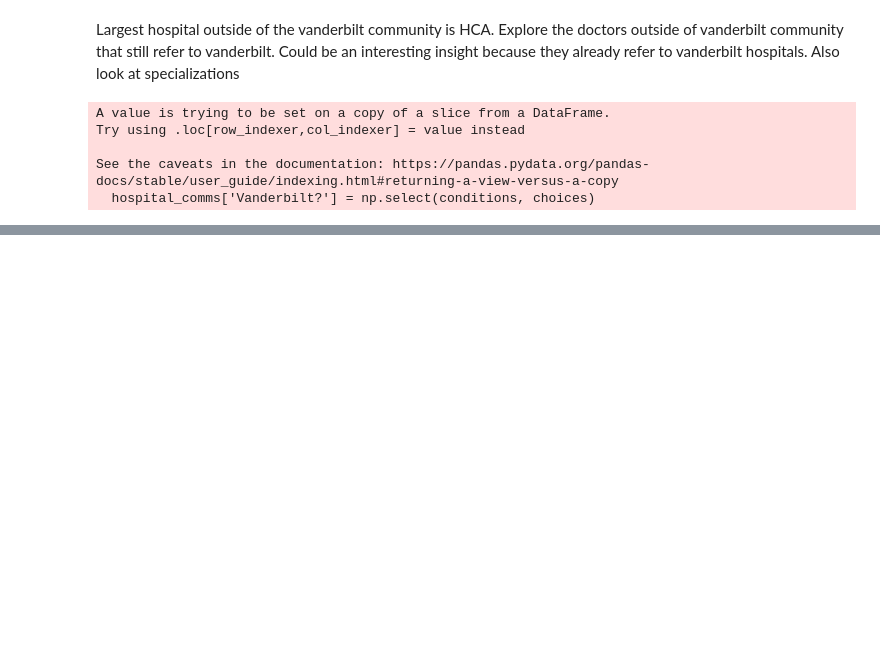
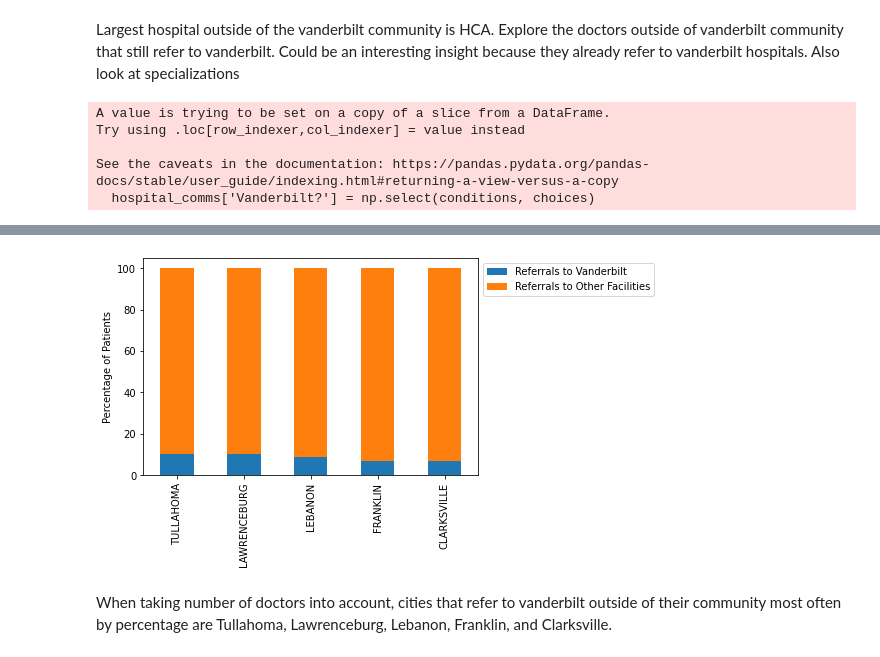
Before and after one commit to nss-data-science-cohort-5/hop_team-hot_pretzels, a Jupyter notebook: Community_analysis.ipynb, the cells around one changed output, grey strips where cells are left out. Saved outputs shown, nothing was run; the diff lists cells and outputs as text; code cells hidden in the pictures; blank space fills up the shorter version.

```diff
--- a/Community_analysis.ipynb
+++ b/Community_analysis.ipynb
@@ -243,0 +605,16 @@ recs.to_csv('data/recs.csv')
+# %%
+top_5_abv_avg = (out_of_community_city_comp[out_of_community_city_comp['total_d'] >=
+                            out_of_community_city_comp['total_d'].mean()]
+ .sort_values('vandy_percentage', ascending=False)
+ .head(5)[['city_from','vandy_percentage','other_percentage']]
+.rename(columns = {'vandy_percentage': 'Referrals to Vanderbilt',
+                 'other_percentage':'Referrals to Other Facilities'}))
+# %%
+top_5_abv_avg.plot(kind = 'bar', x = 'city_from',stacked = True)
+plt.legend(loc='upper right', bbox_to_anchor = (1.54,1))
+plt.xlabel('')
+plt.ylabel('Percentage of Patients')
+# %% [output]
+[figure, added]
+# %% [markdown]
+When taking number of doctors into account, cities that refer to vanderbilt outside of their community most often by percentage are Tullahoma, Lawrenceburg, Lebanon, Franklin, and Clarksville.
```
Also changed, not shown: parts of 117 cells of this notebook.
